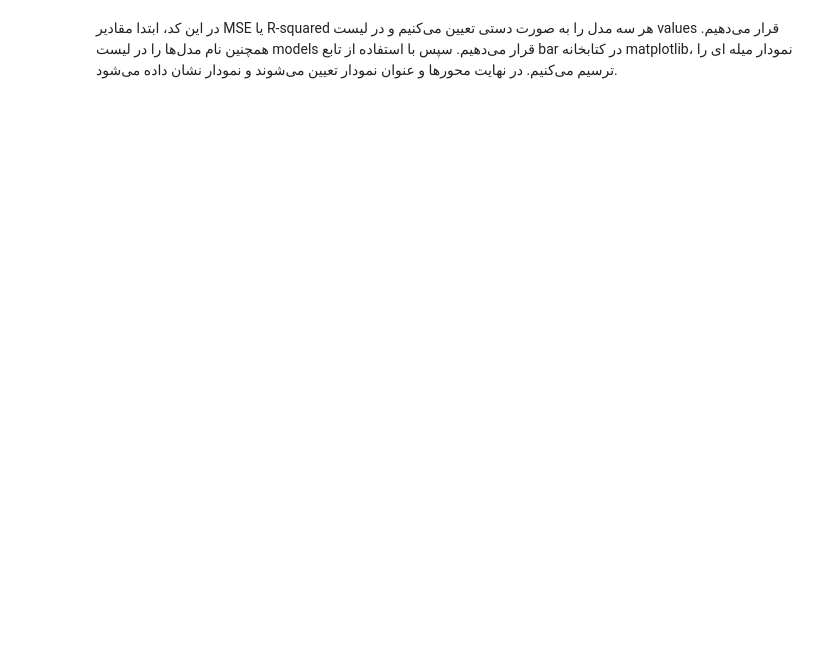
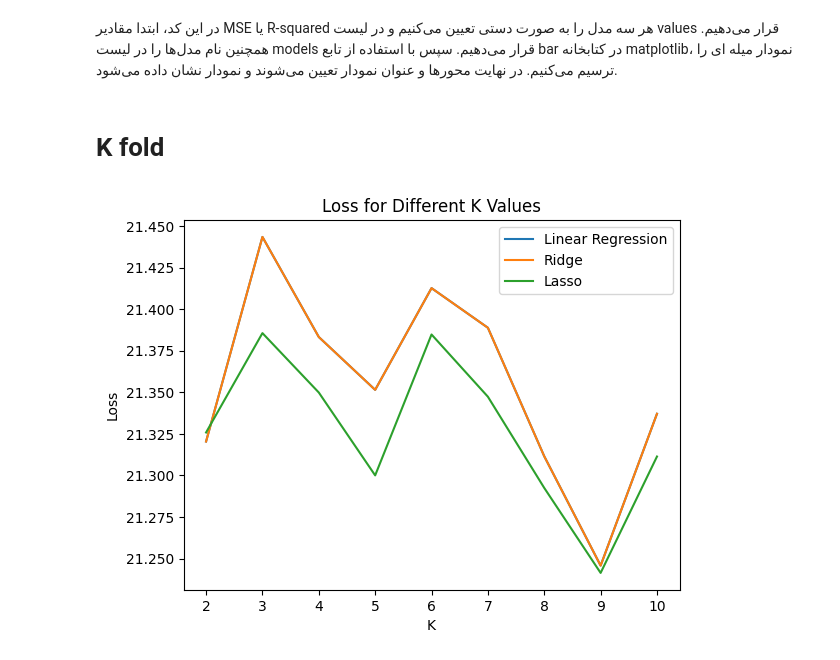
Before and after one commit to AmirNBA9/MachineLearning, a Jupyter notebook: Examin-Num01.ipynb, the cells around one changed output. Saved outputs shown, nothing was run; the diff lists cells and outputs as text; code cells hidden in the pictures; blank space fills up the shorter version.

```diff
--- a/Examin-Num01.ipynb
+++ b/Examin-Num01.ipynb
@@ -480,2 +480,53 @@ plt.show()
 # %% [markdown]
 در این کد، ابتدا مقادیر MSE یا R-squared هر سه مدل را به صورت دستی تعیین می‌کنیم و در لیست values قرار می‌دهیم. همچنین نام مدل‌ها را در لیست models قرار می‌دهیم. سپس با استفاده از تابع bar در کتابخانه matplotlib، نمودار میله ای را ترسیم می‌کنیم. در نهایت محورها و عنوان نمودار تعیین می‌شوند و نمودار نشان داده می‌شود.
+# %% [markdown]
+# K fold
+# %%
+from sklearn.model_selection import KFold
+from sklearn.metrics import mean_squared_error
+
+models = {
+    'Linear Regression': LinearRegression(),
+    'Ridge': Ridge(),
+    'Lasso': Lasso(),
+}
+
+k_values = range(2, 11)
+losses = {}
+
+for model_name, model in models.items():
+    model_losses = []
+    for k in k_values:
+        kf = KFold(n_splits=k)
+        fold_losses = []
+        for train_index, val_index in kf.split(x_train):
+            x_fold_train, x_fold_val = x_train[train_index], x_train[val_index]
+            y_fold_train, y_fold_val = y_train[train_index], y_train[val_index]
+
+            model.fit(x_fold_train, y_fold_train)
+            y_val_pred = model.predict(x_fold_val)
+            fold_loss = mean_squared_error(y_fold_val, y_val_pred)
+            fold_losses.append(fold_loss)
+
+        model_losses.append(np.mean(fold_losses))
+
+    losses[model_name] = model_losses
+
+# پلات کردن مقادیر loss
+for model_name, model_losses in losses.items():
+    plt.plot(k_values, model_losses, label=model_name)
+    # if model_name == 'Linear Regression':
+    #   plt.plot(k_values, model_losses, label=model_name, color='blue')
+    # else:
+    #   plt.plot(k_values, model_losses, label=model_name)
+
+
+# تنظیم محورها و عنوان نمودار
+plt.xlabel('K')
+plt.ylabel('Loss')
+plt.title('Loss for Different K Values')
+plt.legend()
+
+plt.show()
+# %% [output]
+[figure, added]
```
Also changed, not shown: parts of 24 cells of this notebook.
